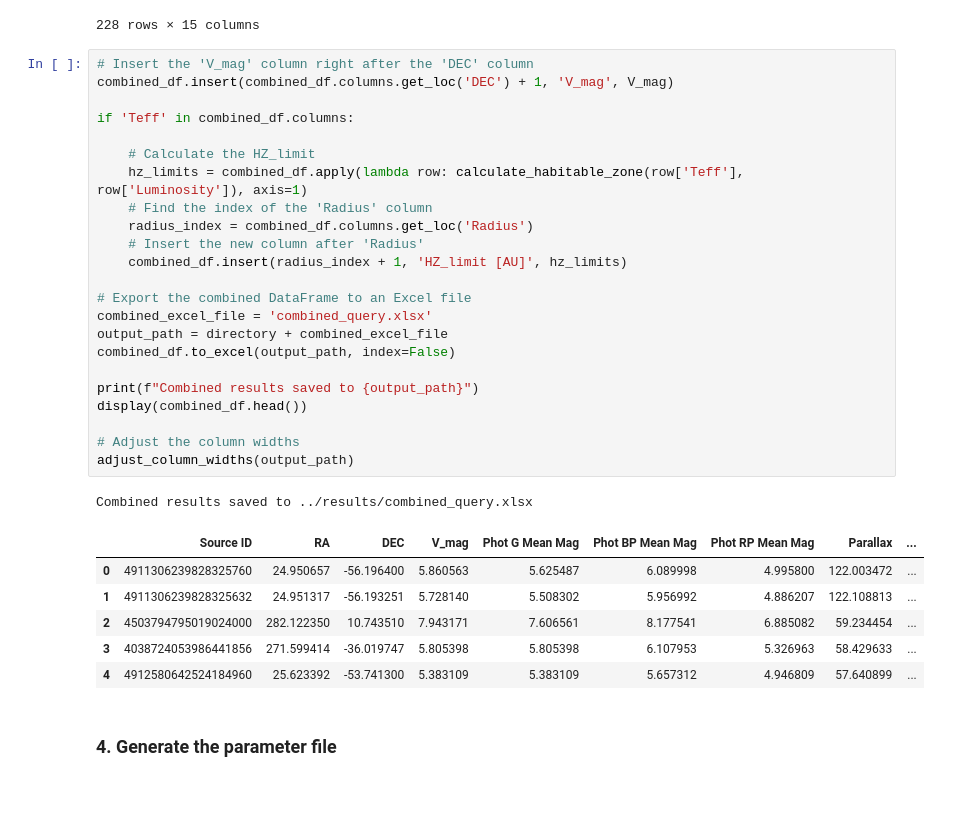
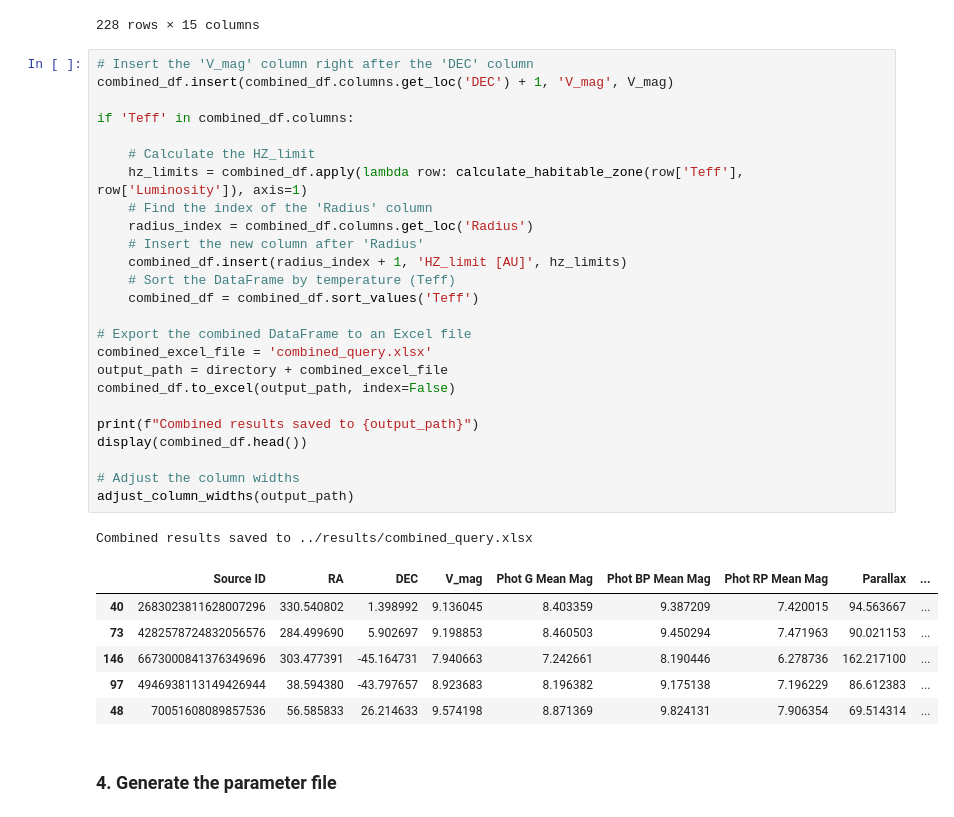
Before and after one commit to exoplanetsdk/2ES_target_selection, a Jupyter notebook: scripts/2ES_target_selection.ipynb, the cells around one changed output. Drawn from its saved outputs; the diff is of its cells as text.

```diff
--- a/scripts/2ES_target_selection.ipynb
+++ b/scripts/2ES_target_selection.ipynb
@@ -701,34 +701,36 @@ combined_df
 # %%
 # Insert the 'V_mag' column right after the 'DEC' column
 combined_df.insert(combined_df.columns.get_loc('DEC') + 1, 'V_mag', V_mag)
 
 if 'Teff' in combined_df.columns:
 
     # Calculate the HZ_limit
     hz_limits = combined_df.apply(lambda row: calculate_habitable_zone(row['Teff'], row['Luminosity']), axis=1)
     # Find the index of the 'Radius' column
     radius_index = combined_df.columns.get_loc('Radius')
     # Insert the new column after 'Radius'
     combined_df.insert(radius_index + 1, 'HZ_limit [AU]', hz_limits)
+    # Sort the DataFrame by temperature (Teff)
+    combined_df = combined_df.sort_values('Teff')
 
 # Export the combined DataFrame to an Excel file
 combined_excel_file = 'combined_query.xlsx'
 output_path = directory + combined_excel_file
 combined_df.to_excel(output_path, index=False)
 
 print(f"Combined results saved to {output_path}")
 display(combined_df.head())
 
 # Adjust the column widths
 adjust_column_widths(output_path)
 # %% [output]
 Combined results saved to ../results/combined_query.xlsx
 |  | Source ID | RA | DEC | V_mag | Phot G Mean Mag | Phot BP Mean Mag | Phot RP Mean Mag | Parallax | ... |
-| 0 | 4911306239828325760 | 24.950657 | -56.196400 | 5.860563 | 5.625487 | 6.089998 | 4.995800 | 122.003472 | ... |
-| 1 | 4911306239828325632 | 24.951317 | -56.193251 | 5.728140 | 5.508302 | 5.956992 | 4.886207 | 122.108813 | ... |
-| 2 | 4503794795019024000 | 282.122350 | 10.743510 | 7.943171 | 7.606561 | 8.177541 | 6.885082 | 59.234454 | ... |
-| 3 | 4038724053986441856 | 271.599414 | -36.019747 | 5.805398 | 5.805398 | 6.107953 | 5.326963 | 58.429633 | ... |
-| 4 | 4912580642524184960 | 25.623392 | -53.741300 | 5.383109 | 5.383109 | 5.657312 | 4.946809 | 57.640899 | ... |
+| 40 | 2683023811628007296 | 330.540802 | 1.398992 | 9.136045 | 8.403359 | 9.387209 | 7.420015 | 94.563667 | ... |
+| 73 | 4282578724832056576 | 284.499690 | 5.902697 | 9.198853 | 8.460503 | 9.450294 | 7.471963 | 90.021153 | ... |
+| 146 | 6673000841376349696 | 303.477391 | -45.164731 | 7.940663 | 7.242661 | 8.190446 | 6.278736 | 162.217100 | ... |
+| 97 | 4946938113149426944 | 38.594380 | -43.797657 | 8.923683 | 8.196382 | 9.175138 | 7.196229 | 86.612383 | ... |
+| 48 | 70051608089857536 | 56.585833 | 26.214633 | 9.574198 | 8.871369 | 9.824131 | 7.906354 | 69.514314 | ... |
 # %% [markdown]
 ### 4. Generate the parameter file
 # %%
```
Also changed, not shown: parts of 5 cells of this notebook, 16 other files.
